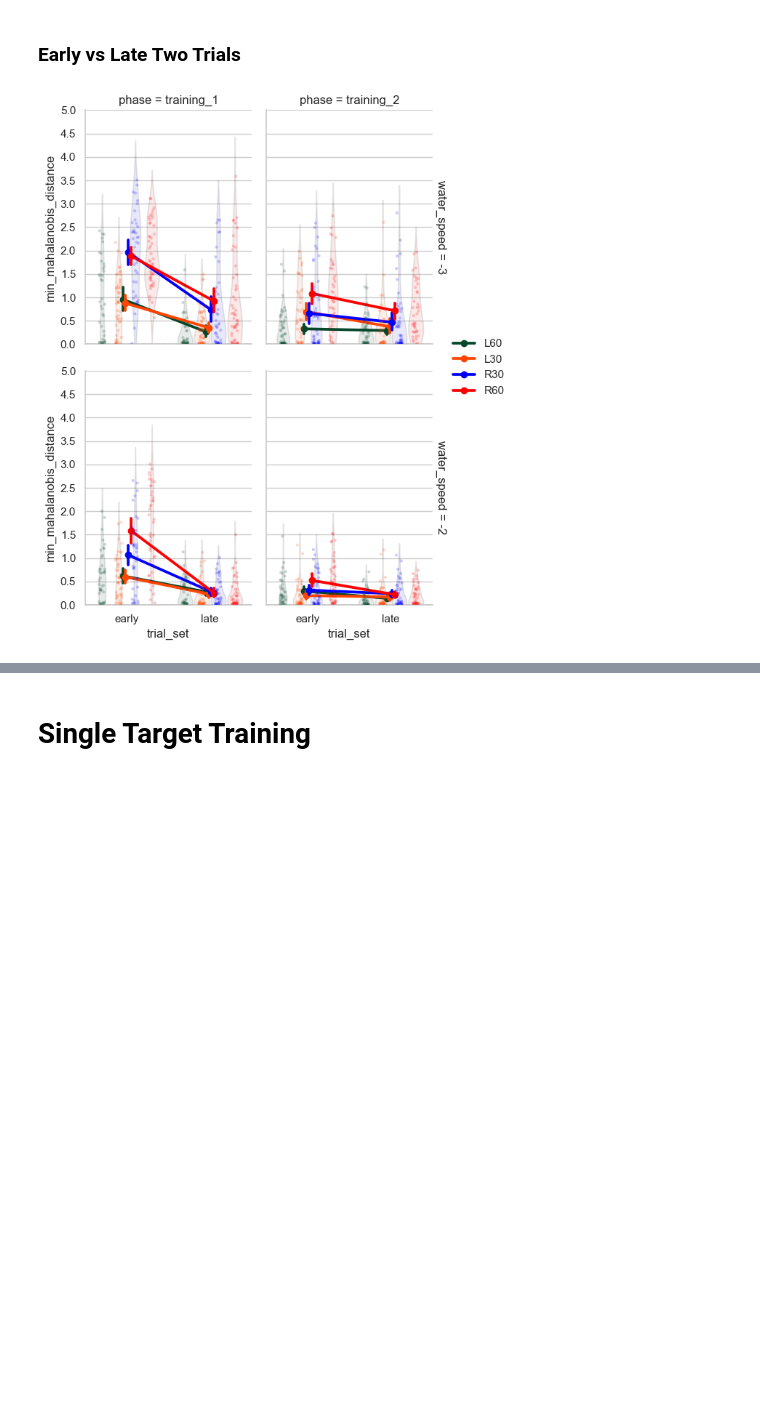
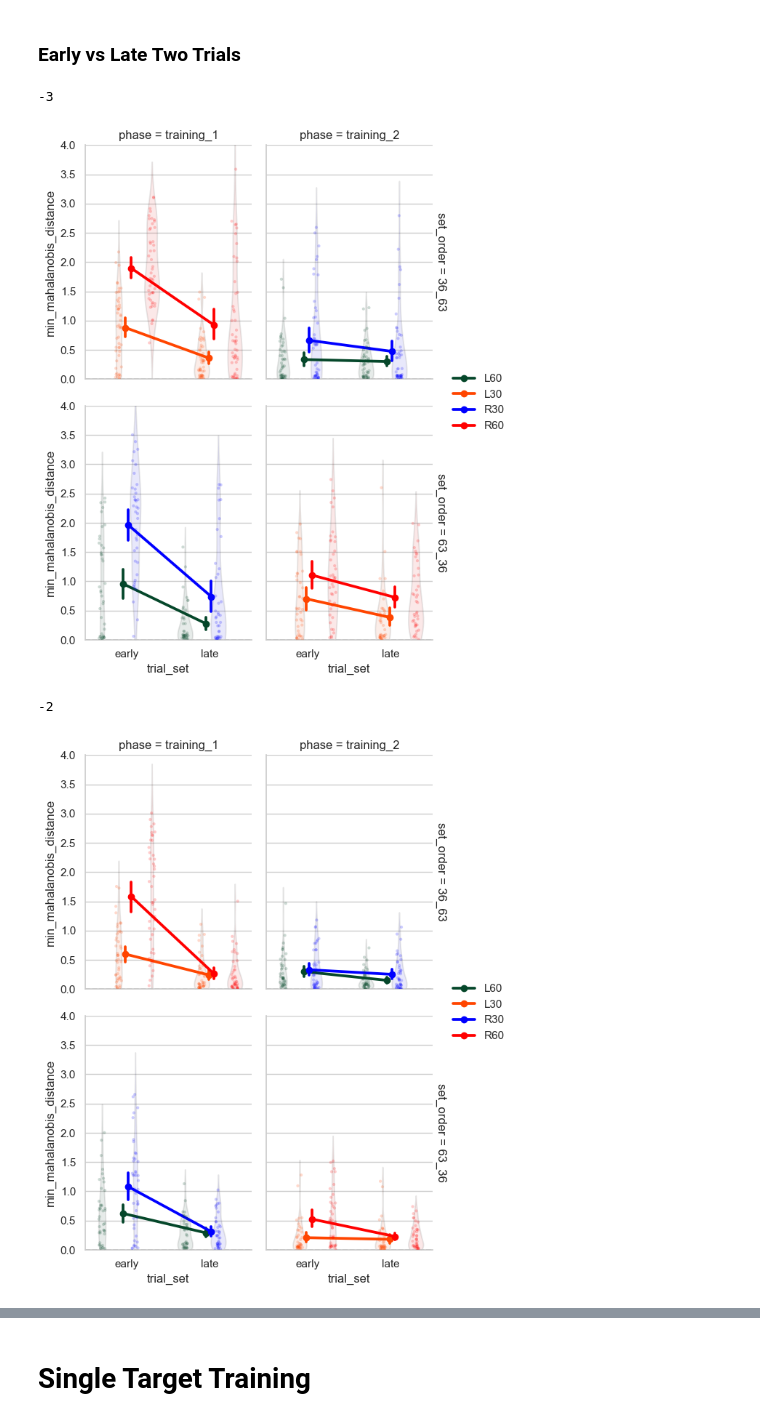
Before and after one commit to jacobjb02/vr-motor-adaptation-notebooks, a Jupyter notebook: Notebook/mahalanobis.ipynb, the cells around one changed output, grey strips where cells are left out. Drawn from its saved outputs; the diff is of its cells as text; code cells hidden in the pictures; blank space fills up the shorter version.

Commit message:
Running early vs late comparisons for Mahalanobis distance; updated simulation resolution and added run-time diplay at end of each loop; adjusted plotting.

```diff
--- a/Notebook/mahalanobis.ipynb
+++ b/Notebook/mahalanobis.ipynb
@@ -177,6 +177,7 @@ def run_mahalanobis_like(raw_dictionary, solution_df):
 
         ppid = value['ppid_full']
         trial = value['trial_num']
+        set_order = value['set_order']
 
         solutions_filtered = solution_df[(solution_df['target_id'] == target) & (solution_df['water_speed'] == water_speed)]
 
@@ -191,10 +192,10 @@ def run_mahalanobis_like(raw_dictionary, solution_df):
         print("length of min_d:", len(min_d))
 
         for i in range(len(min_d)):
-            result.append([ppid[i], target, water_speed, phase, trial[i], real_angles[i], real_speeds[i], min_d[i]])
+            result.append([ppid[i], set_order[i], target, water_speed, phase, trial[i], real_angles[i], real_speeds[i], min_d[i]])
 
     # Create a DataFrame from the collected data
-    columns = ['ppid_full', 'target_id', 'water_speed', 'phase', 'trial_num', 'launch_angle', 'launch_speed', 'min_mahalanobis_distance']
+    columns = ['ppid_full', 'set_order', 'target_id', 'water_speed', 'phase', 'trial_num', 'launch_angle', 'launch_speed', 'min_mahalanobis_distance']
     result_df = pd.DataFrame(result, columns=columns)
 
     # ensure target order is from Left to Right
@@ -262,31 +279,41 @@ hit max None
 # %%
 # run function to extract early and late means and make df
 
 from src.early_late_exposure import early_late_phase_new
 
 early_late_dual_df_2 = early_late_phase_new(df = df_dual_mahalanobis,
                  group_cols = ['ppid_full','target_id','water_speed'],
                  phase_col = 'phase',
                  phases_to_keep=['training_1','training_2'],
                  trial_col = 'trial_num',
                  n_trials = 2
                 ).copy()
 
 
+for w in early_late_dual_df_2['water_speed'].unique():
 
-from src.plotting import plot_slopes
-plot_slopes(early_late_dual_df_2,
-                         x_col='trial_set',
-                         y_col='min_mahalanobis_distance',
-                         hue_var='target_id',
-                         facet_col='phase',
-                         facet_row= 'water_speed',
-                         y_lim=[0.0, 4.5],
-                         y_tick_step=0.5,
-                         hit_bounds=None
-                            )
+    # filter data to specific water speeds
+    df_filt = early_late_dual_df_2[early_late_dual_df_2['water_speed'] == w]
+
+
+    print(w)
+
+    from src.plotting import plot_slopes
+    plot_slopes(df_filt,
+                             x_col='trial_set',
+                             y_col='min_mahalanobis_distance',
+                             hue_var='target_id',
+                             facet_col='phase',
+                             facet_row= 'set_order',
+                             y_lim=[0.0, 3.5],
+                             y_tick_step=0.5,
+                             hit_bounds=None
+                                )
 
 # save early_late_dual_df_2 as csv for R analyses
 early_late_dual_df_2.to_csv("..\\data\\mahalanobis_data\\early_late_DUAL_df.csv", index=False)
 # %% [output]
+-3
-[figure, old version]
+[figure, new version]
+-2
+[figure, added]
```
Also changed, not shown: parts of 8 cells of this notebook, 2 other files.
